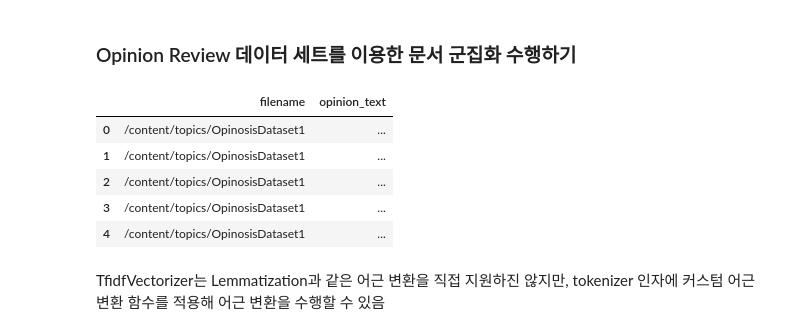
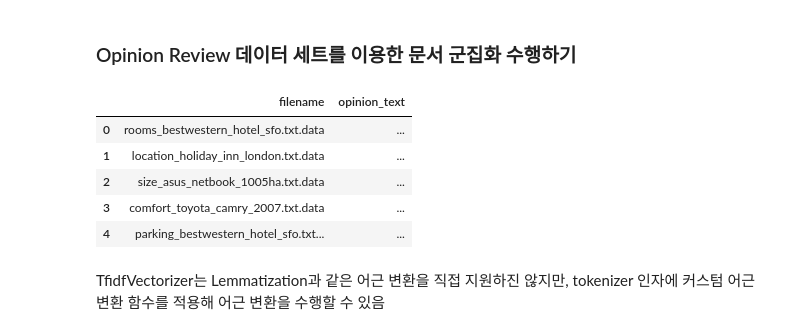
Before and after one commit to gyeongee/TIL, a Jupyter notebook: 문서군집화.ipynb, the cells around one changed output. Drawn from its saved outputs; the diff is of its cells as text; code cells hidden in the pictures.

```diff
--- a/문서군집화.ipynb
+++ b/문서군집화.ipynb
@@ -29,35 +29,34 @@ with zipfile.ZipFile(zip_path, 'r') as zip_ref:
 # %%
 import glob,os
 # 여러 개의 파일을 DataFrame으로 로딩
 path= '/content/topics/OpinosisDataset1.0/topics'
 # 모든 .data 파일들의 파일명을 리스트로 취합
 all_files=glob.glob(os.path.join(path,"*.data"))
 filename_li=[]
 opinion_text=[]
 
 # 개별 파일들의 파일명은 filename_li 리스트로 취합
 # 개별 파일들의 파일 내용은 DataFrame 로딩 후 다시 string으로 변환하여 opinion_text 리스트로 취합
 for file_ in all_files:
   # 개별 파일을 읽어서 DataFrame으로 생성
   df = pd.read_table(file_,index_col=None,header=0,encoding='latin1')
   # 절대경로로 주어진 파일명을 가공. Linux에서 수행 시에는 아래 \\를 / 변경
-  filename_=file_.split('\\')[-1]
-  filename=filename_.split('.')[0]
+  filename=os.path.basename(file_)
 
   # 파일명 리스트와 파일 내용 리스트에 파일명과 파일 내용을 추가
   filename_li.append(filename)
   opinion_text.append(df.to_string())
 
 # 파일명 리스트와 파일 내용 리스트를 DataFrame으로 생성
 document_df=pd.DataFrame({'filename':filename_li,'opinion_text':opinion_text})
 document_df.head()
 # %% [output]
 |  | filename | opinion_text |
-| 0 | /content/topics/OpinosisDataset1 | ... |
-| 1 | /content/topics/OpinosisDataset1 | ... |
-| 2 | /content/topics/OpinosisDataset1 | ... |
-| 3 | /content/topics/OpinosisDataset1 | ... |
-| 4 | /content/topics/OpinosisDataset1 | ... |
+| 0 | rooms_bestwestern_hotel_sfo.txt.data | ... |
+| 1 | location_holiday_inn_london.txt.data | ... |
+| 2 | size_asus_netbook_1005ha.txt.data | ... |
+| 3 | comfort_toyota_camry_2007.txt.data | ... |
+| 4 | parking_bestwestern_hotel_sfo.txt... | ... |
 # %% [markdown]
 TfidfVectorizer는 Lemmatization과 같은 어근 변환을 직접 지원하진 않지만, tokenizer 인자에 커스텀 어근 변환 함수를 적용해 어근 변환을 수행할 수 있음
 # %% [markdown]
```
Also changed, not shown: parts of 6 cells of this notebook.
